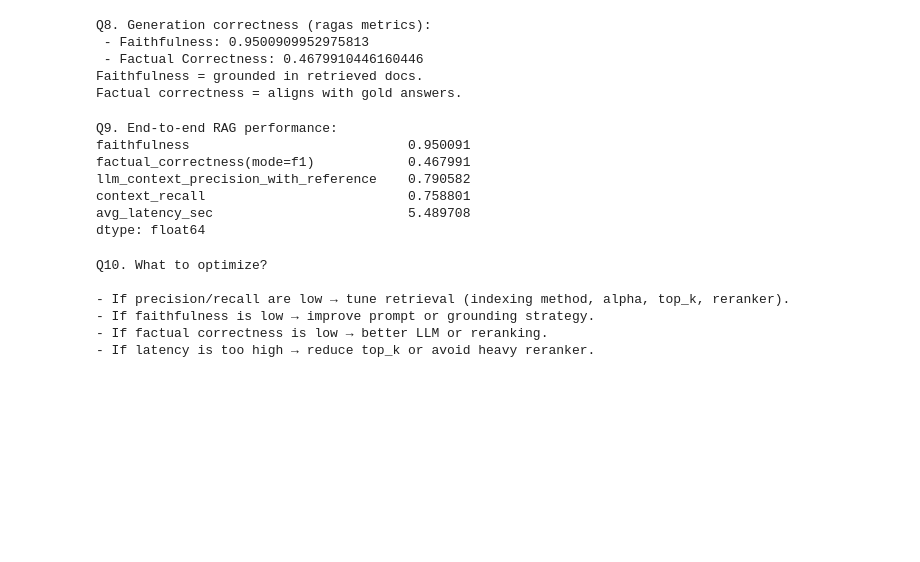
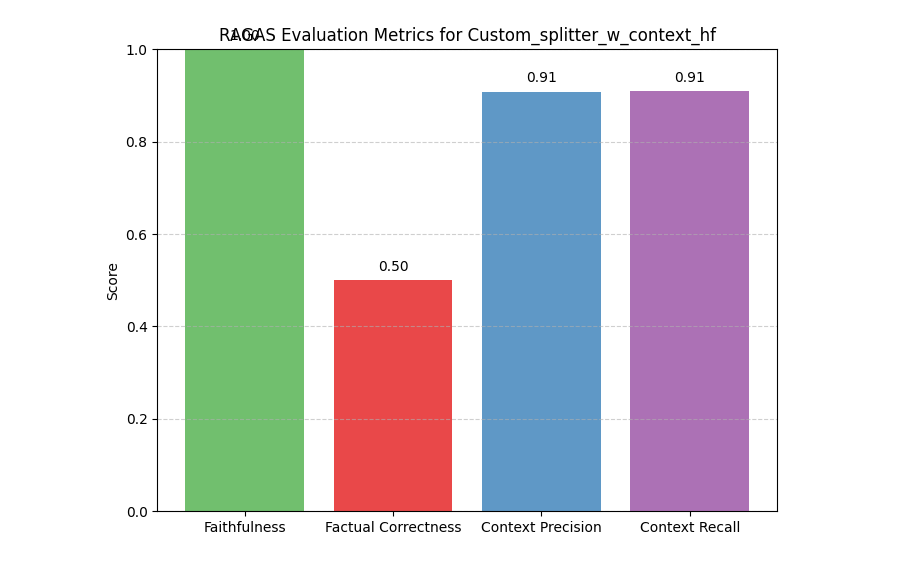
Before and after one commit to ATTIC-TOURS/rag, a Jupyter notebook: rag_experiments_analysis.ipynb, the cells around one changed output. Drawn from its saved outputs; the diff is of its cells as text; code cells hidden in the pictures; blank space fills up the shorter version.

```diff
--- a/rag_experiments_analysis.ipynb
+++ b/rag_experiments_analysis.ipynb
@@ -200,47 +176,29 @@ Higher recall = retrieved enough docs.
-# %%
-# --- Q8. Generation correctness ---
-print("\nQ8. Generation correctness (ragas metrics):")
-print(" - Faithfulness:", df["faithfulness"].mean())
-print(" - Factual Correctness:", df["factual_correctness(mode=f1)"].mean())
-print("Faithfulness = grounded in retrieved docs.\nFactual correctness = aligns with gold answers.")
-# %% [output]
-Q8. Generation correctness (ragas metrics):
- - Faithfulness: 0.9500909952975813
- - Factual Correctness: 0.4679910446160446
-Faithfulness = grounded in retrieved docs.
-Factual correctness = aligns with gold answers.
-# %%
-# --- Q9. End-to-end system performance ---
-print("\nQ9. End-to-end RAG performance:")
-summary = df[[
-    "faithfulness",
-    "factual_correctness(mode=f1)",
-    "llm_context_precision_with_reference",
-    "context_recall",
-    "avg_latency_sec"
-]].mean()
-print(summary)
-# %% [output]
-Q9. End-to-end RAG performance:
-faithfulness                            0.950091
-factual_correctness(mode=f1)            0.467991
-llm_context_precision_with_reference    0.790582
-context_recall                          0.758801
-avg_latency_sec                         5.489708
-dtype: float64
-# %%
-# --- Q10. Optimization recommendation ---
-print("\nQ10. What to optimize?")
-print("""
-- If precision/recall are low → tune retrieval (indexing method, alpha, top_k, reranker).
-- If faithfulness is low → improve prompt or grounding strategy.
-- If factual correctness is low → better LLM or reranking.
-- If latency is too high → reduce top_k or avoid heavy reranker.
-""")
-# %% [output]
-Q10. What to optimize?
-
-- If precision/recall are low → tune retrieval (indexing method, alpha, top_k, reranker).
-- If faithfulness is low → improve prompt or grounding strategy.
-- If factual correctness is low → better LLM or reranking.
-- If latency is too high → reduce top_k or avoid heavy reranker.
+# %%
+after_change = df[df["#Experiment"] == 3]
+# %%
+result_params = best_overall(after_change).to_dict()
+
+# Your metrics dictionary
+metrics = {
+    "Faithfulness": result_params['faithfulness'],
+    "Factual Correctness": result_params['factual_correctness(mode=f1)'],
+    "Context Precision": result_params['llm_context_precision_with_reference'],
+    "Context Recall": result_params['context_recall']
+}
+
+# Bar plot
+plt.figure(figsize=(8,6))
+plt.bar(metrics.keys(), metrics.values(), color=["#4daf4a", "#e41a1c", "#377eb8", "#984ea3"], alpha=0.8)
+
+plt.title("RAGAS Evaluation Metrics for Custom_splitter_w_context_hf")
+plt.ylabel("Score")
+plt.ylim(0, 1)  # since all metrics are proportions
+plt.grid(axis="y", linestyle="--", alpha=0.6)
+
+# Annotate values on top of bars
+for i, (metric, value) in enumerate(metrics.items()):
+    plt.text(i, value + 0.02, f"{value:.2f}", ha="center", fontsize=10)
+
+plt.show()
+# %% [output]
+[figure, added]
```
Also changed, not shown: parts of 44 cells of this notebook, 6 other files.
